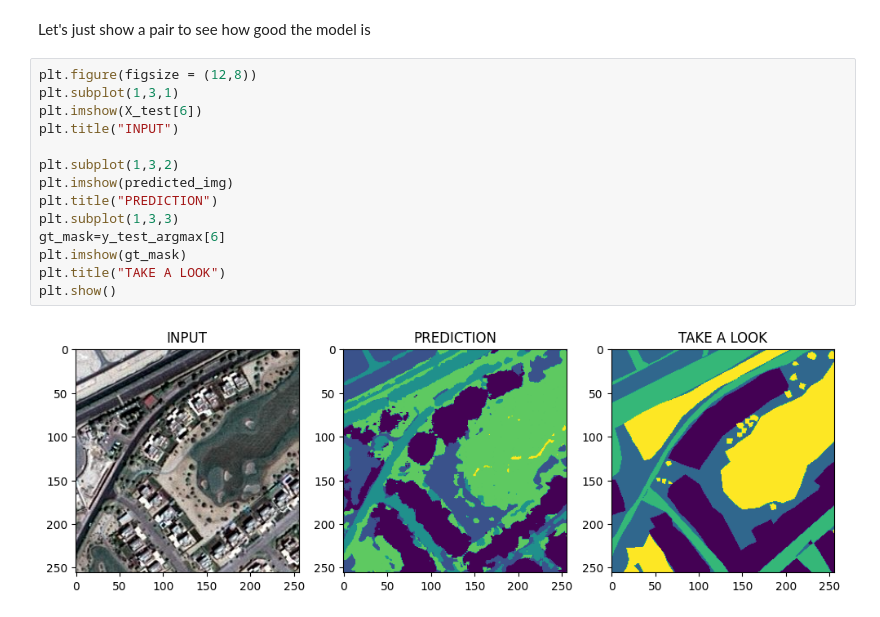
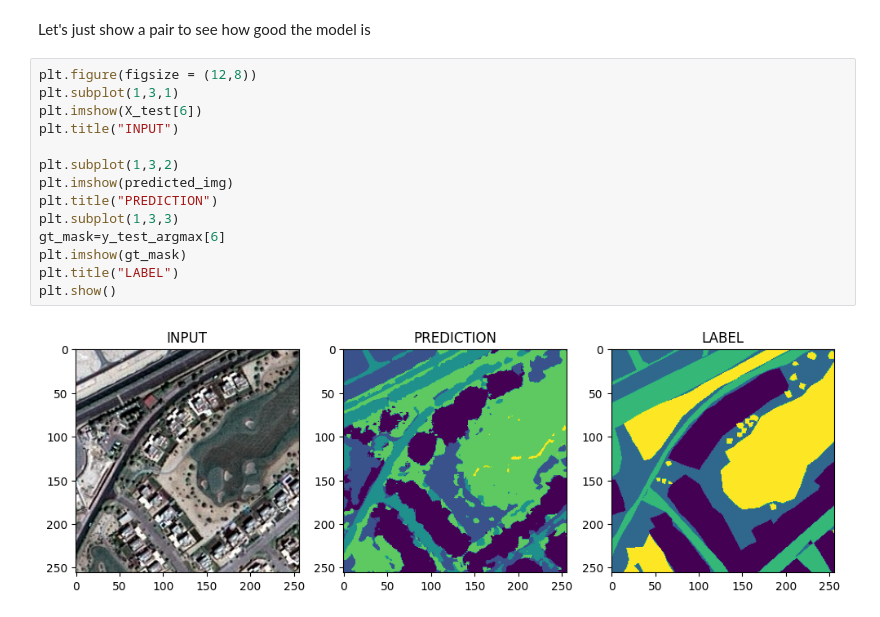
Before and after one commit to SimBoex/RemoteSensing, a Jupyter notebook: COLAB_SemanticSegmentation.ipynb, the cells around one changed output. Cells and saved outputs as stored; diff of their text form.

```diff
--- a/COLAB_SemanticSegmentation.ipynb
+++ b/COLAB_SemanticSegmentation.ipynb
@@ -413,16 +413,16 @@ Let's just show a pair to see how good the model is
 # %%
 plt.figure(figsize = (12,8))
 plt.subplot(1,3,1)
 plt.imshow(X_test[6])
 plt.title("INPUT")
 
 plt.subplot(1,3,2)
 plt.imshow(predicted_img)
 plt.title("PREDICTION")
 plt.subplot(1,3,3)
 gt_mask=y_test_argmax[6]
 plt.imshow(gt_mask)
-plt.title("TAKE A LOOK")
+plt.title("LABEL")
 plt.show()
 # %% [output]
-[figure, old version]
+[figure, new version]
```
